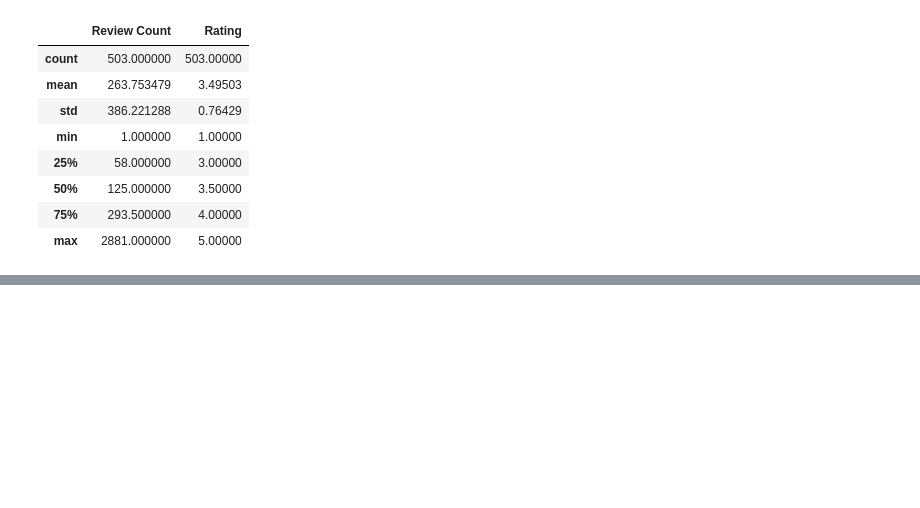
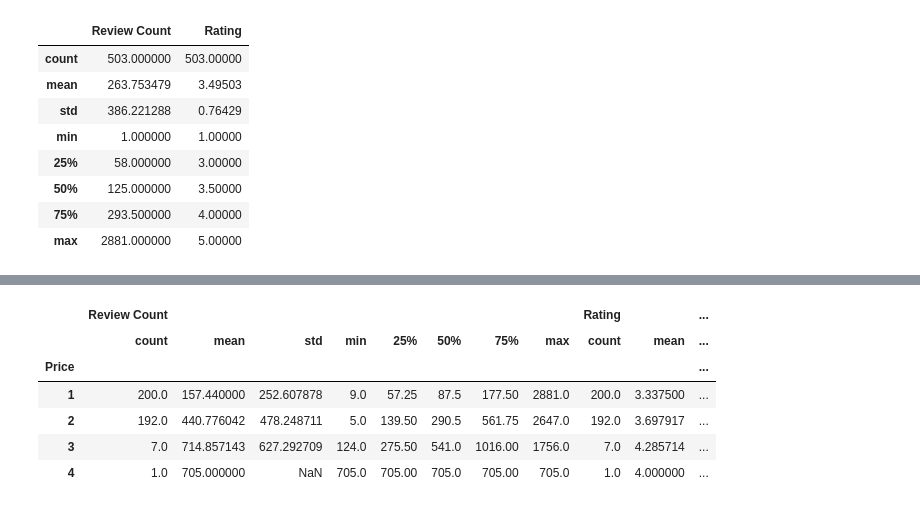
Before and after one commit to ashamabee/Project1, a Jupyter notebook: Delivery_Map.ipynb, the cells around one changed output, grey strips where cells are left out. Drawn from its saved outputs; the diff is of its cells as text; code cells hidden in the pictures; blank space fills up the shorter version.

```diff
--- a/Delivery_Map.ipynb
+++ b/Delivery_Map.ipynb
@@ -305,0 +348,10 @@ price_clean.describe()
+# %%
+price_clean_delivery_yes.groupby("Price").describe()
+# %% [output]
+|  | Review Count |  |  |  |  |  |  |  | Rating |  | ... |
+|  | count | mean | std | min | 25% | 50% | 75% | max | count | mean | ... |
+| Price |  |  |  |  |  |  |  |  |  |  | ... |
+| 1 | 200.0 | 157.440000 | 252.607878 | 9.0 | 57.25 | 87.5 | 177.50 | 2881.0 | 200.0 | 3.337500 | ... |
+| 2 | 192.0 | 440.776042 | 478.248711 | 5.0 | 139.50 | 290.5 | 561.75 | 2647.0 | 192.0 | 3.697917 | ... |
+| 3 | 7.0 | 714.857143 | 627.292709 | 124.0 | 275.50 | 541.0 | 1016.00 | 1756.0 | 7.0 | 4.285714 | ... |
+| 4 | 1.0 | 705.000000 | NaN | 705.0 | 705.00 | 705.0 | 705.00 | 705.0 | 1.0 | 4.000000 | ... |
```
Also changed, not shown: parts of 5 cells of this notebook.
